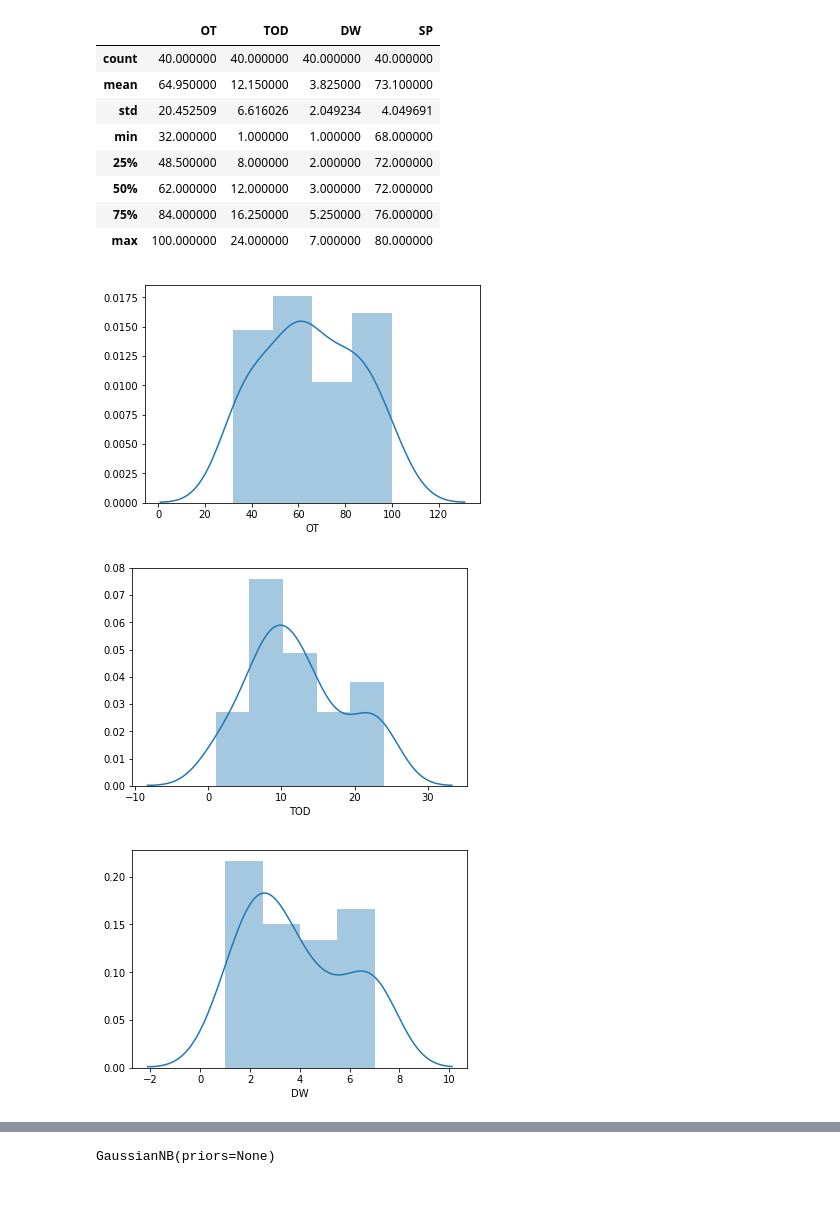
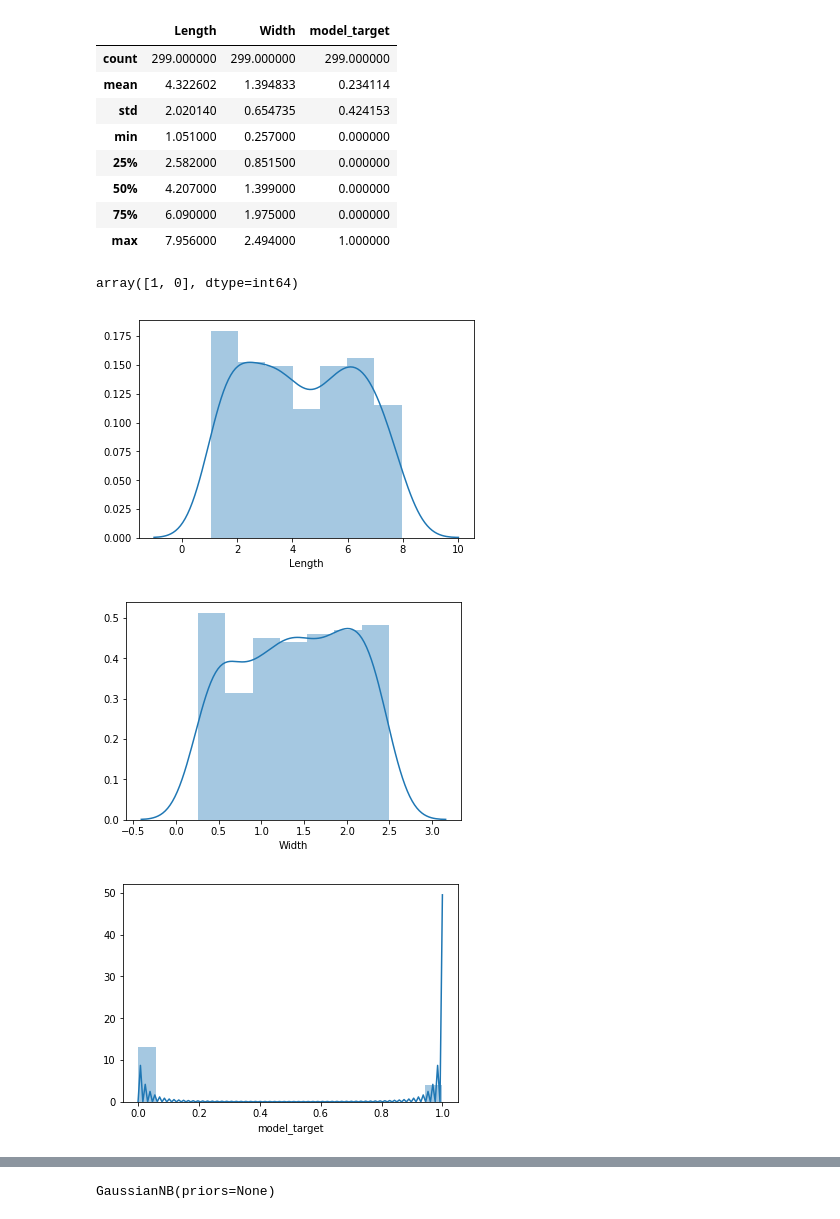
Before and after one commit to DJimmie/Machine-Learning-Classification-scikit-learn, a Jupyter notebook: Naive Bayes/NB_algo.ipynb, the cells around one changed output, grey strips where cells are left out. Cells and saved outputs as stored; diff of their text form; code cells hidden in the pictures.

```diff
--- a/Naive Bayes/NB_algo.ipynb
+++ b/Naive Bayes/NB_algo.ipynb
@@ -39,8 +40,9 @@ def feature_scaling(X_train,X_test):
 
     return X_train, X_test
 # %%
-
-df=pd.read_csv('thermostat_dataset.txt',delimiter='\t')
+location=r'C:\Users\Crystal\Desktop\Programs\dataset_repo\CDH_Train.csv'
+df=pd.read_csv(location)
+# df=pd.read_csv('thermostat_dataset.txt',delimiter='\t')
 # %%
 df
 # %% [output]
@@ -64,27 +67,31 @@ df
 # %%
 df.describe()
 # %% [output]
-|  | OT | TOD | DW | SP |
-| count | 40.000000 | 40.000000 | 40.000000 | 40.000000 |
-| mean | 64.950000 | 12.150000 | 3.825000 | 73.100000 |
-| std | 20.452509 | 6.616026 | 2.049234 | 4.049691 |
-| min | 32.000000 | 1.000000 | 1.000000 | 68.000000 |
-| 25% | 48.500000 | 8.000000 | 2.000000 | 72.000000 |
-| 50% | 62.000000 | 12.000000 | 3.000000 | 72.000000 |
-| 75% | 84.000000 | 16.250000 | 5.250000 | 76.000000 |
-| max | 100.000000 | 24.000000 | 7.000000 | 80.000000 |
+|  | Length | Width | model_target |
+| count | 299.000000 | 299.000000 | 299.000000 |
+| mean | 4.322602 | 1.394833 | 0.234114 |
+| std | 2.020140 | 0.654735 | 0.424153 |
+| min | 1.051000 | 0.257000 | 0.000000 |
+| 25% | 2.582000 | 0.851500 | 0.000000 |
+| 50% | 4.207000 | 1.399000 | 0.000000 |
+| 75% | 6.090000 | 1.975000 | 0.000000 |
+| max | 7.956000 | 2.494000 | 1.000000 |
+# %%
+df.model_target.unique()
+# %% [output]
+array([1, 0], dtype=int64)
 # %%
-sns.distplot(df.OT)
+sns.distplot(df.Length)
 plt.show()
 # %% [output]
-[figure, old version]
+[figure, new version]
 # %%
-sns.distplot(df.TOD)
+sns.distplot(df.Width)
 plt.show()
 # %% [output]
-[figure, old version]
+[figure, new version]
 # %%
-sns.distplot(df.DW)
+sns.distplot(df.model_target)
 plt.show()
 # %% [output]
-[figure, old version]
+[figure, new version]
```
Also changed, not shown: parts of 26 cells of this notebook.
